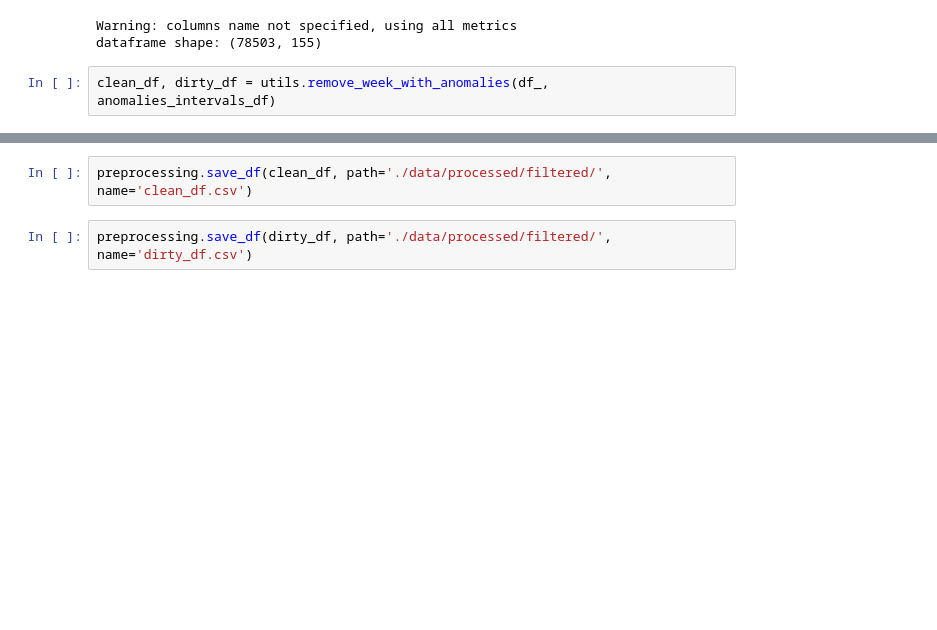
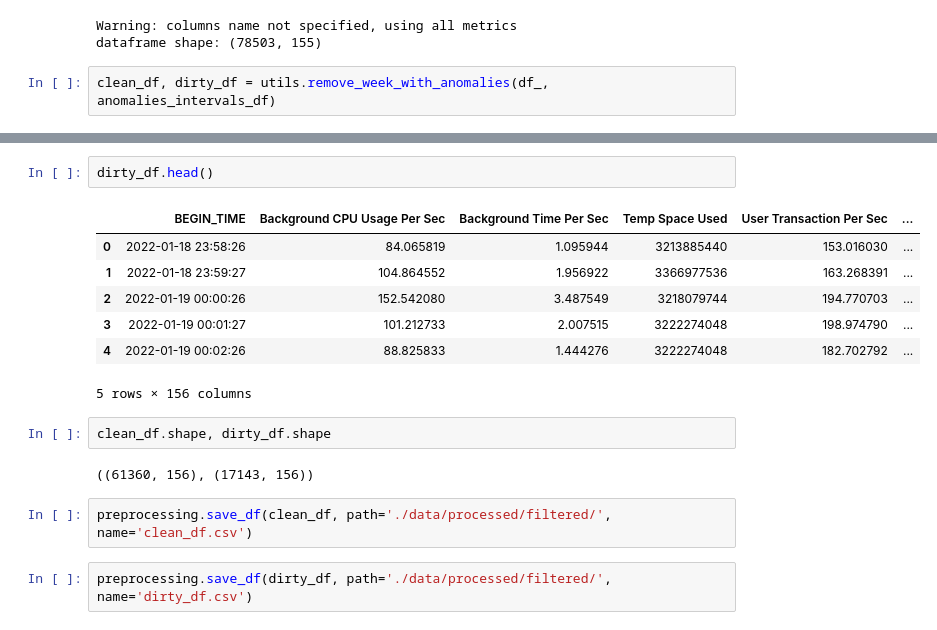
Before and after one commit to dadodimauro/anomaly-detector, a Jupyter notebook: notebooks/PyOD.ipynb, the cells around one changed output, grey strips where cells are left out. Drawn from its saved outputs; the diff is of its cells as text; blank space fills up the shorter version.

```diff
--- a/notebooks/PyOD.ipynb
+++ b/notebooks/PyOD.ipynb
@@ -145,3 +146,17 @@ clean_df, dirty_df = utils.remove_week_with_anomalies(df_, anomalies_intervals_d
+# %%
+dirty_df.head()
+# %% [output]
+|  | BEGIN_TIME | Background CPU Usage Per Sec | Background Time Per Sec | Temp Space Used | User Transaction Per Sec | ... |
+| 0 | 2022-01-18 23:58:26 | 84.065819 | 1.095944 | 3213885440 | 153.016030 | ... |
+| 1 | 2022-01-18 23:59:27 | 104.864552 | 1.956922 | 3366977536 | 163.268391 | ... |
+| 2 | 2022-01-19 00:00:26 | 152.542080 | 3.487549 | 3218079744 | 194.770703 | ... |
+| 3 | 2022-01-19 00:01:27 | 101.212733 | 2.007515 | 3222274048 | 198.974790 | ... |
+| 4 | 2022-01-19 00:02:26 | 88.825833 | 1.444276 | 3222274048 | 182.702792 | ... |
+5 rows × 156 columns
+# %%
+clean_df.shape, dirty_df.shape
+# %% [output]
+((61360, 156), (17143, 156))
 # %%
 preprocessing.save_df(clean_df, path='./data/processed/filtered/', name='clean_df.csv')
 # %%
```
Also changed, not shown: parts of 6 cells of this notebook, 21 other files.
